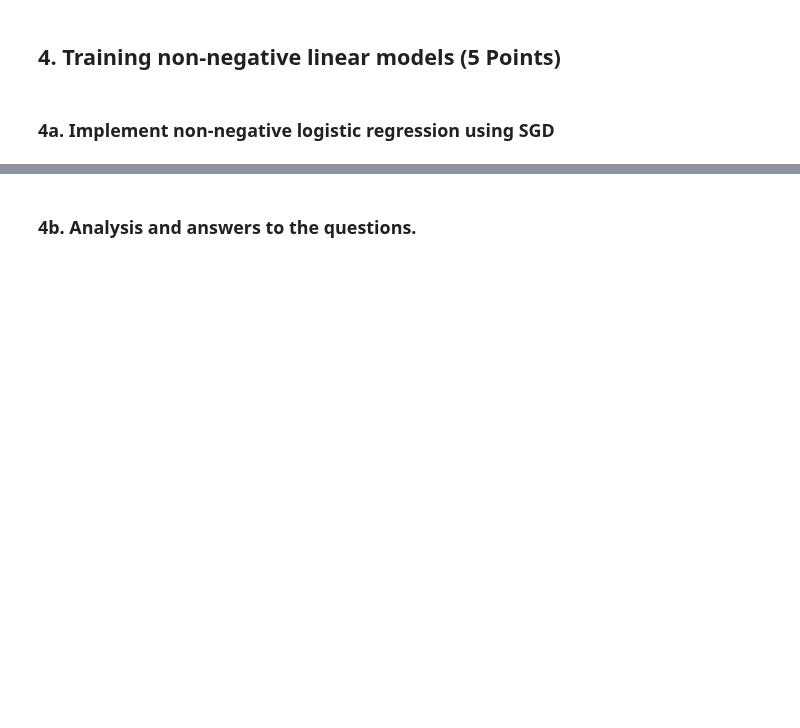
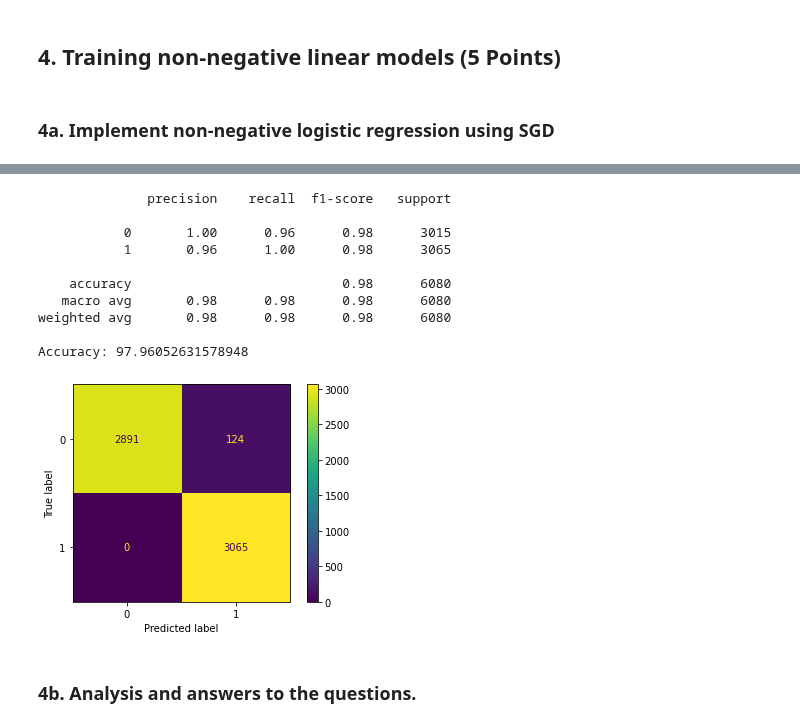
Before and after one commit to kponichtera/cs4035-cda, a Jupyter notebook: lab4/Lab4.ipynb, the cells around one changed output, grey strips where cells are left out. Saved outputs shown, nothing was run; the diff lists cells and outputs as text; code cells hidden in the pictures; blank space fills up the shorter version.

```diff
--- a/lab4/Lab4.ipynb
+++ b/lab4/Lab4.ipynb
@@ -217,2 +262,28 @@ However, it also significantly decreases the precision and leads to majority of
+# %%
+X_test_attack = X_test.copy()
+
+for i in range(len(X_test_attack)):
+    if y_test[i] == 1:
+        X_test_attack[i] = evade(X_test_attack[i], coef)
+# %%
+y_predictions = clf.predict(X_test_attack)
+
+print(classification_report(y_test, y_predictions))
+print(f"Accuracy: {accuracy_score(y_test, y_predictions) * 100}")
+
+ConfusionMatrixDisplay.from_predictions(y_test, y_predictions)
+plt.show()
+# %% [output]
+              precision    recall  f1-score   support
+
+           0       1.00      0.96      0.98      3015
+           1       0.96      1.00      0.98      3065
+
+    accuracy                           0.98      6080
+   macro avg       0.98      0.98      0.98      6080
+weighted avg       0.98      0.98      0.98      6080
+
+Accuracy: 97.96052631578948
+[figure, added]
 # %% [markdown]
 ### 4b. Analysis and answers to the questions.
```
Also changed, not shown: parts of 6 cells of this notebook.
